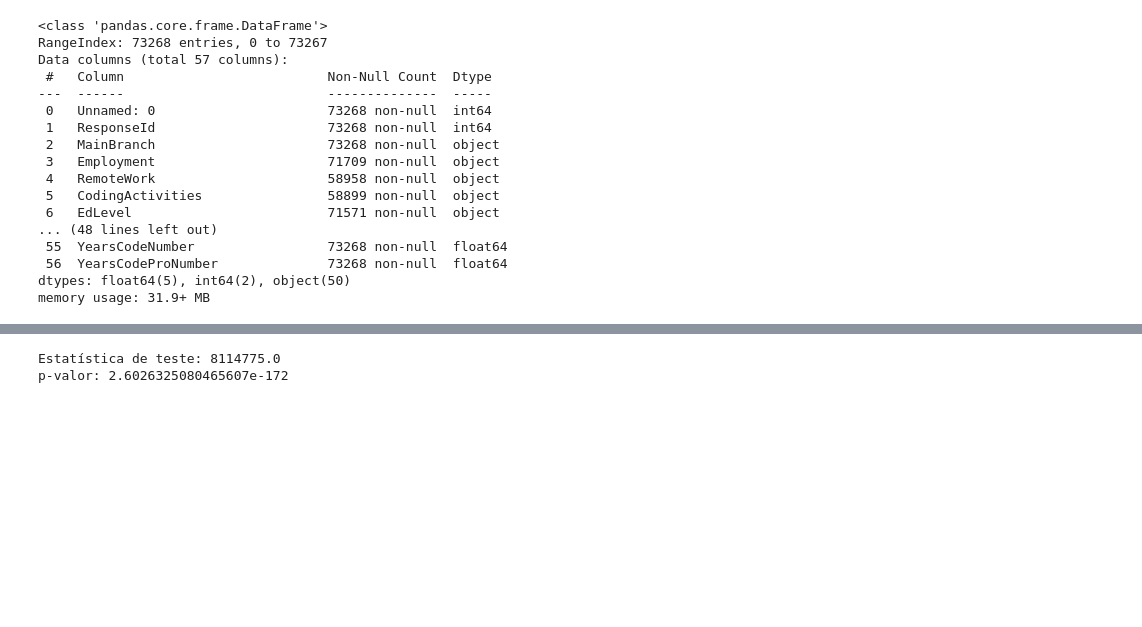
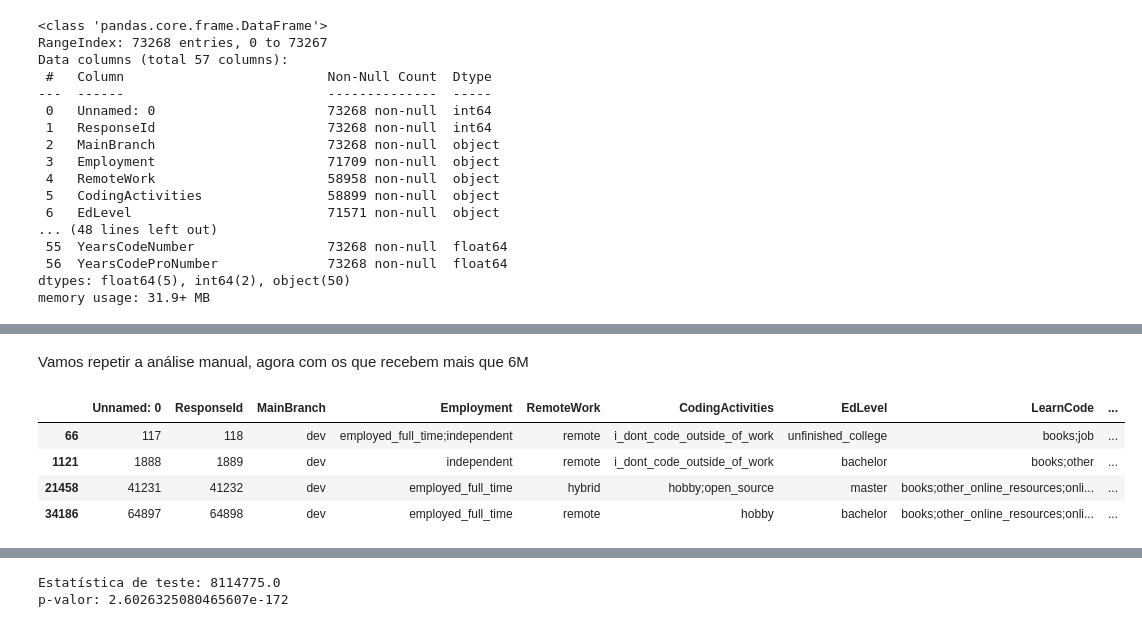
Before and after one commit to mihmilicio/data-science, a Jupyter notebook: analise_exploratoria/normalidade.ipynb, the cells around one changed output, grey strips where cells are left out. Saved outputs shown, nothing was run; the diff lists cells and outputs as text; code cells hidden in the pictures; blank space fills up the shorter version.

```diff
--- a/analise_exploratoria/normalidade.ipynb
+++ b/analise_exploratoria/normalidade.ipynb
@@ -40,0 +172,11 @@ memory usage: 31.9+ MB
+# %% [markdown]
+Vamos repetir a análise manual, agora com os que recebem mais que 6M
+# %%
+df_outliers = df_limpa[df_limpa['YearlyWageInDollar'] >= 6000000]
+df_outliers
+# %% [output]
+|  | Unnamed: 0 | ResponseId | MainBranch | Employment | RemoteWork | CodingActivities | EdLevel | LearnCode | ... |
+| 66 | 117 | 118 | dev | employed_full_time;independent | remote | i_dont_code_outside_of_work | unfinished_college | books;job | ... |
+| 1121 | 1888 | 1889 | dev | independent | remote | i_dont_code_outside_of_work | bachelor | books;other | ... |
+| 21458 | 41231 | 41232 | dev | employed_full_time | hybrid | hobby;open_source | master | books;other_online_resources;onli... | ... |
+| 34186 | 64897 | 64898 | dev | employed_full_time | remote | hobby | bachelor | books;other_online_resources;onli... | ... |
```
Also changed, not shown: parts of 27 cells of this notebook.
